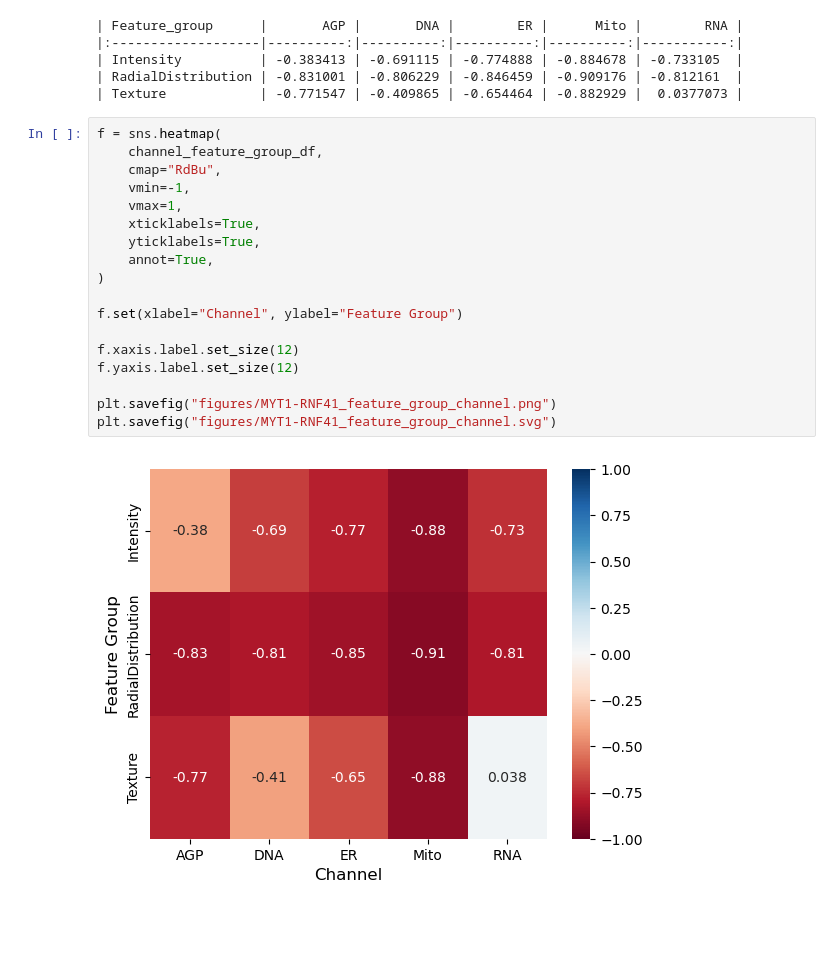
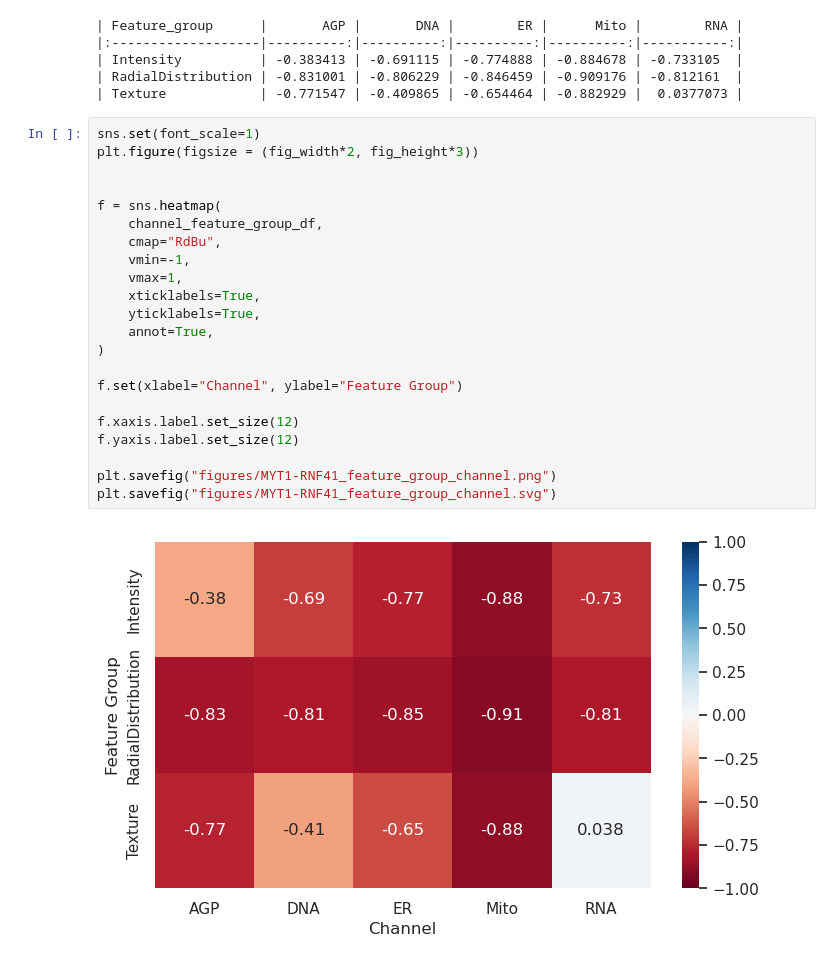
Before and after one commit to jump-cellpainting/2024_Chandrasekaran_Morphmap, a Jupyter notebook: 07.compute-cosine-similarities/09.0.check-MYT1-RNF41-connections.ipynb, the cells around one changed output. Drawn from its saved outputs; the diff is of its cells as text; blank space fills up the shorter version.

```diff
--- a/07.compute-cosine-similarities/09.0.check-MYT1-RNF41-connections.ipynb
+++ b/07.compute-cosine-similarities/09.0.check-MYT1-RNF41-connections.ipynb
@@ -235,22 +235,26 @@ print(channel_feature_group_df.to_markdown())
 | RadialDistribution | -0.831001 | -0.806229 | -0.846459 | -0.909176 | -0.812161  |
 | Texture            | -0.771547 | -0.409865 | -0.654464 | -0.882929 |  0.0377073 |
 # %%
+sns.set(font_scale=1)
+plt.figure(figsize = (fig_width*2, fig_height*3))
+
+
 f = sns.heatmap(
     channel_feature_group_df,
     cmap="RdBu",
     vmin=-1,
     vmax=1,
     xticklabels=True,
     yticklabels=True,
     annot=True,
 )
 
 f.set(xlabel="Channel", ylabel="Feature Group")
 
 f.xaxis.label.set_size(12)
 f.yaxis.label.set_size(12)
 
 plt.savefig("figures/MYT1-RNF41_feature_group_channel.png")
 plt.savefig("figures/MYT1-RNF41_feature_group_channel.svg")
 # %% [output]
-[figure, old version]
+[figure, new version]
```
Also changed, not shown: 11 other files.
